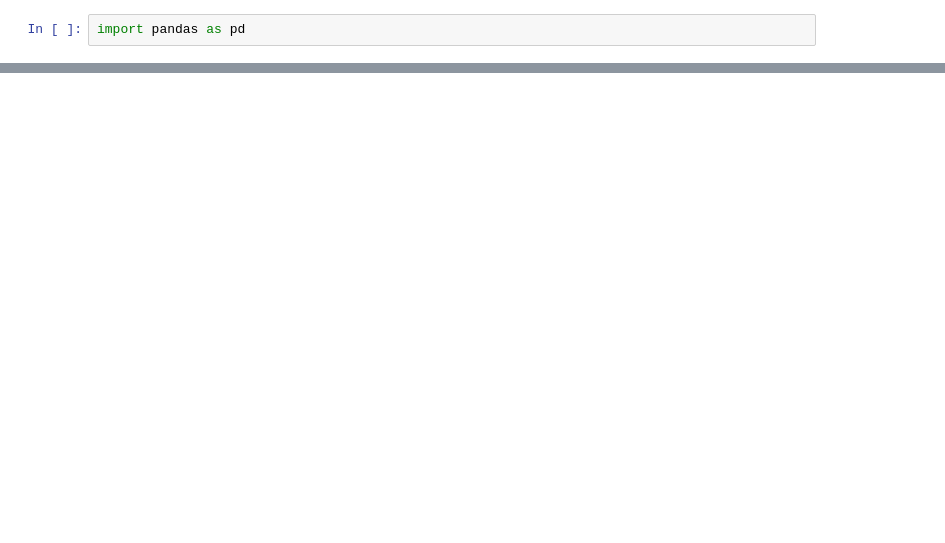
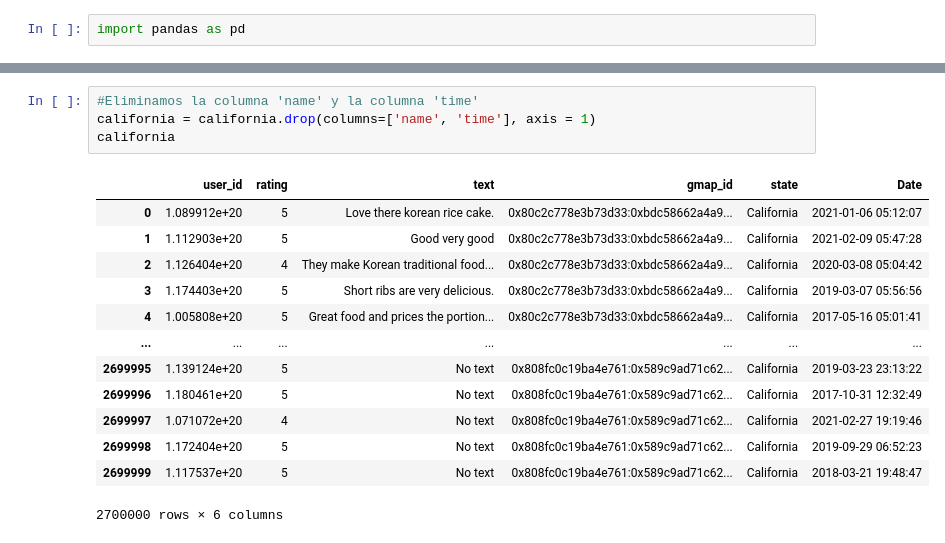
Before and after one commit to MaryFlorence/RestaurantProject_ML_PowerBI_GCP, a Jupyter notebook: review_estados.ipynb, the cells around one changed output, grey strips where cells are left out. Drawn from its saved outputs; the diff is of its cells as text; blank space fills up the shorter version.

```diff
--- a/review_estados.ipynb
+++ b/review_estados.ipynb
@@ -64,0 +93,18 @@ texas_reseña
+# %%
+#Eliminamos la columna 'name' y la columna 'time'
+california = california.drop(columns=['name', 'time'], axis = 1)
+california
+# %% [output]
+|  | user_id | rating | text | gmap_id | state | Date |
+| 0 | 1.089912e+20 | 5 | Love there korean rice cake. | 0x80c2c778e3b73d33:0xbdc58662a4a9... | California | 2021-01-06 05:12:07 |
+| 1 | 1.112903e+20 | 5 | Good very good | 0x80c2c778e3b73d33:0xbdc58662a4a9... | California | 2021-02-09 05:47:28 |
+| 2 | 1.126404e+20 | 4 | They make Korean traditional food... | 0x80c2c778e3b73d33:0xbdc58662a4a9... | California | 2020-03-08 05:04:42 |
+| 3 | 1.174403e+20 | 5 | Short ribs are very delicious. | 0x80c2c778e3b73d33:0xbdc58662a4a9... | California | 2019-03-07 05:56:56 |
+| 4 | 1.005808e+20 | 5 | Great food and prices the portion... | 0x80c2c778e3b73d33:0xbdc58662a4a9... | California | 2017-05-16 05:01:41 |
+| ... | ... | ... | ... | ... | ... | ... |
+| 2699995 | 1.139124e+20 | 5 | No text | 0x808fc0c19ba4e761:0x589c9ad71c62... | California | 2019-03-23 23:13:22 |
+| 2699996 | 1.180461e+20 | 5 | No text | 0x808fc0c19ba4e761:0x589c9ad71c62... | California | 2017-10-31 12:32:49 |
+| 2699997 | 1.071072e+20 | 4 | No text | 0x808fc0c19ba4e761:0x589c9ad71c62... | California | 2021-02-27 19:19:46 |
+| 2699998 | 1.172404e+20 | 5 | No text | 0x808fc0c19ba4e761:0x589c9ad71c62... | California | 2019-09-29 06:52:23 |
+| 2699999 | 1.117537e+20 | 5 | No text | 0x808fc0c19ba4e761:0x589c9ad71c62... | California | 2018-03-21 19:48:47 |
+2700000 rows × 6 columns
```
Also changed, not shown: parts of 32 cells of this notebook, 4 other files.
